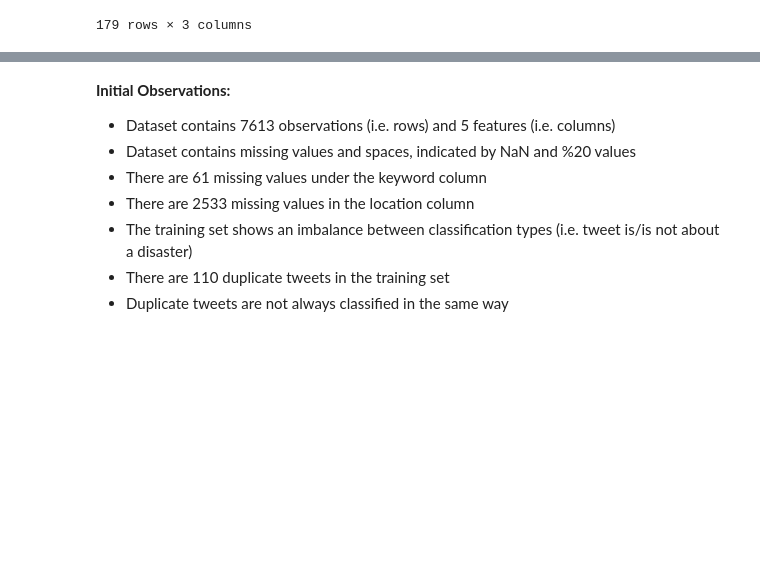
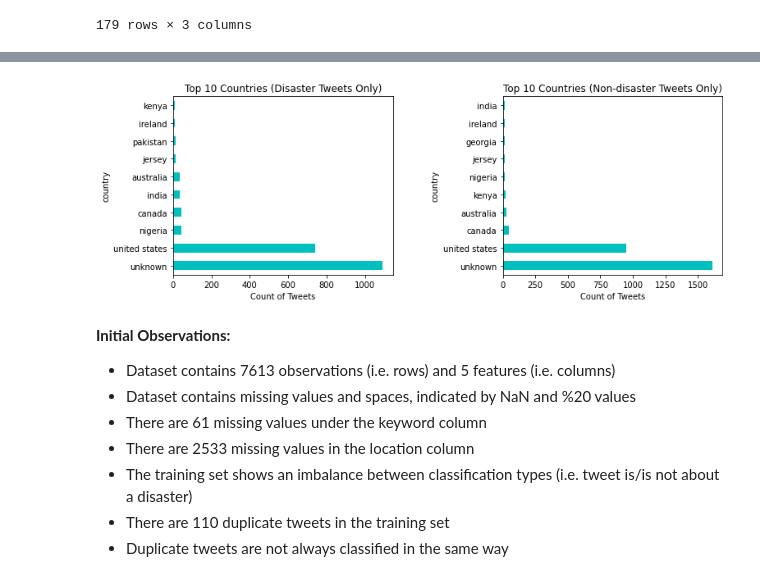
Before and after one commit to benon33/w207-final, a Jupyter notebook: EK_EDA.ipynb, the cells around one changed output, grey strips where cells are left out. Drawn from its saved outputs; the diff is of its cells as text; code cells hidden in the pictures; blank space fills up the shorter version.

```diff
--- a/EK_EDA.ipynb
+++ b/EK_EDA.ipynb
@@ -292,3 +331,25 @@ ldf['country'] = country
+# %%
+#segment and plot by tweet type
+
+disaster_tweets = ldf.loc[df['target'] == 1]
+dt = disaster_tweets[['country', 'location']].groupby('country').count().sort_values(by='location', ascending=False).head(10)
+
+non_disaster_tweets = ldf.loc[df['target'] == 0]
+ndt = non_disaster_tweets[['country', 'location']].groupby('country').count().sort_values(by='location', ascending=False).head(10)
+
+fig, (ax1, ax2) = plt.subplots(1, 2, figsize=(12,4))
+fig.subplots_adjust(wspace=.5)
+#fig.suptitle('Tweets by Country')
+dt.plot.barh(ax=ax1, color='c', legend=None)
+ndt.plot.barh(ax=ax2, color='c', legend=None)
+
+ax1.set_title('Top 10 Countries (Disaster Tweets Only)')
+ax2.set_title('Top 10 Countries (Non-disaster Tweets Only)')
+ax1.xaxis.set_label_text('Count of Tweets')
+ax2.xaxis.set_label_text('Count of Tweets')
+plt.show()
+# %% [output]
+[figure, added]
 # %% [markdown]
 **Initial Observations:**
 
```
Also changed, not shown: parts of 6 cells of this notebook.
